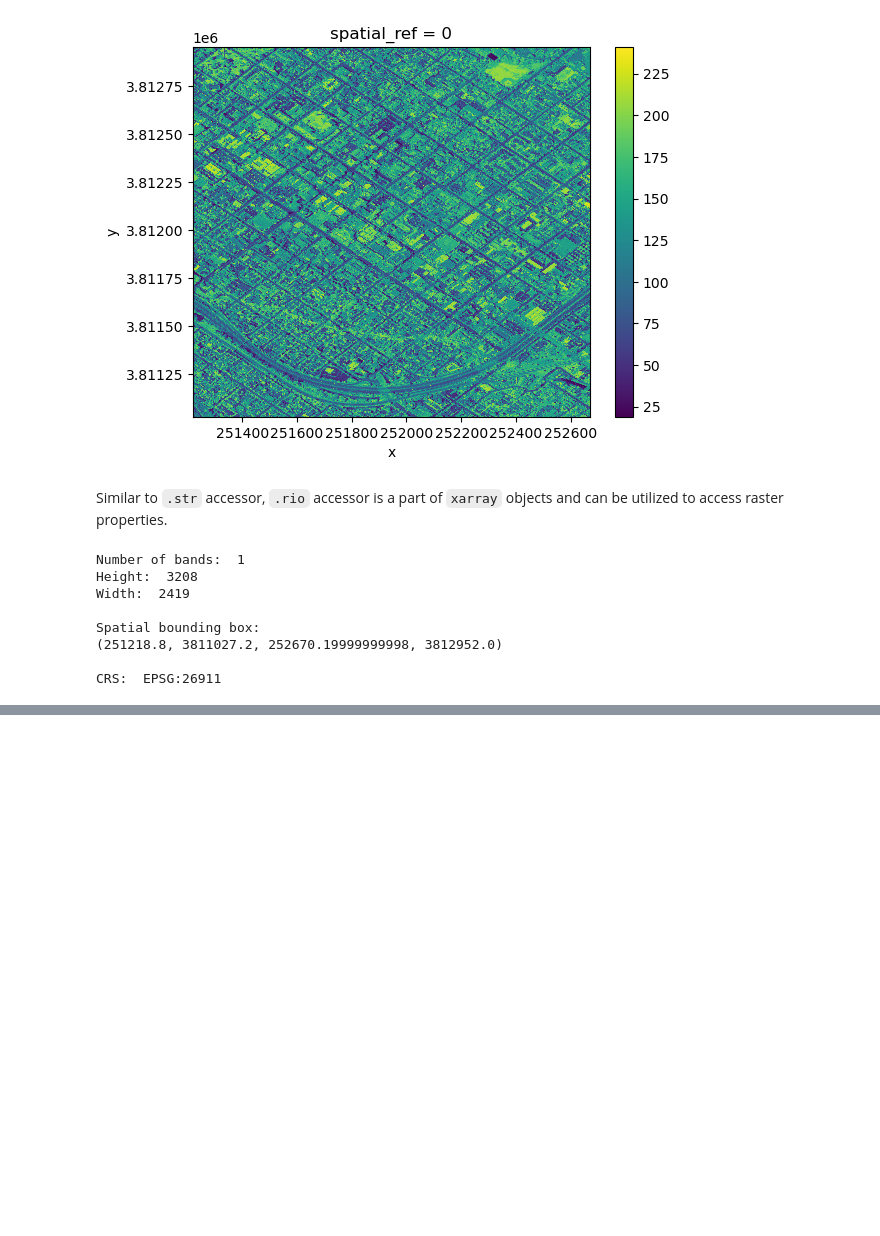
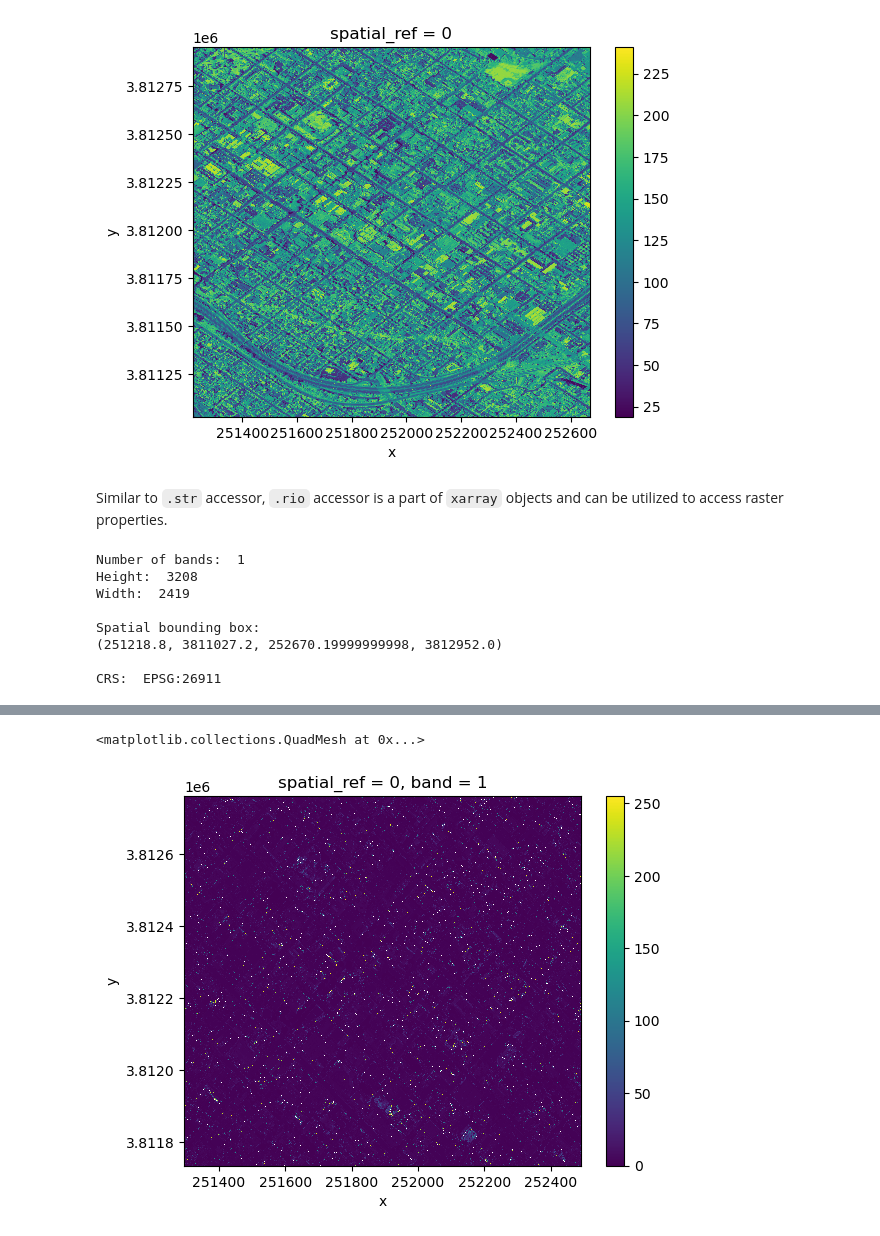
Before and after one commit to zachyyy700/eds220-2025-in-class, a Jupyter notebook: week8-rioxarray.ipynb, the cells around one changed output, grey strips where cells are left out. Cells and saved outputs as stored; diff of their text form; code cells hidden in the pictures; blank space fills up the shorter version.

```diff
--- a/week8-rioxarray.ipynb
+++ b/week8-rioxarray.ipynb
@@ -114,0 +166,7 @@ CRS:  EPSG:26911
+# %%
+# Clip rasters to AOI
+rgb_small = rgb.rio.clip_box(*aoi.total_bounds)
+nir_small = nir.rio.clip_box(*aoi.total_bounds)
+
+print(f"Original shape: {nir.shape}")
+print(f"Clipped shape: {nir_small.shape}")
@@ -114,0 +178,4 @@ CRS:  EPSG:26911
+# %%
+# Select dimension by name and coordinate by label
+red = rgb_small.sel(band=1)
+red
@@ -114,0 +194,7 @@ CRS:  EPSG:26911
+# %%
+# Define ndvi calculation of rasters
+ndvi = (nir - red)/(nir + red)
+ndvi.plot()
+# %% [output]
+<matplotlib.collections.QuadMesh at 0x...>
+[figure, added]
```
Also changed, not shown: parts of 13 cells of this notebook.
